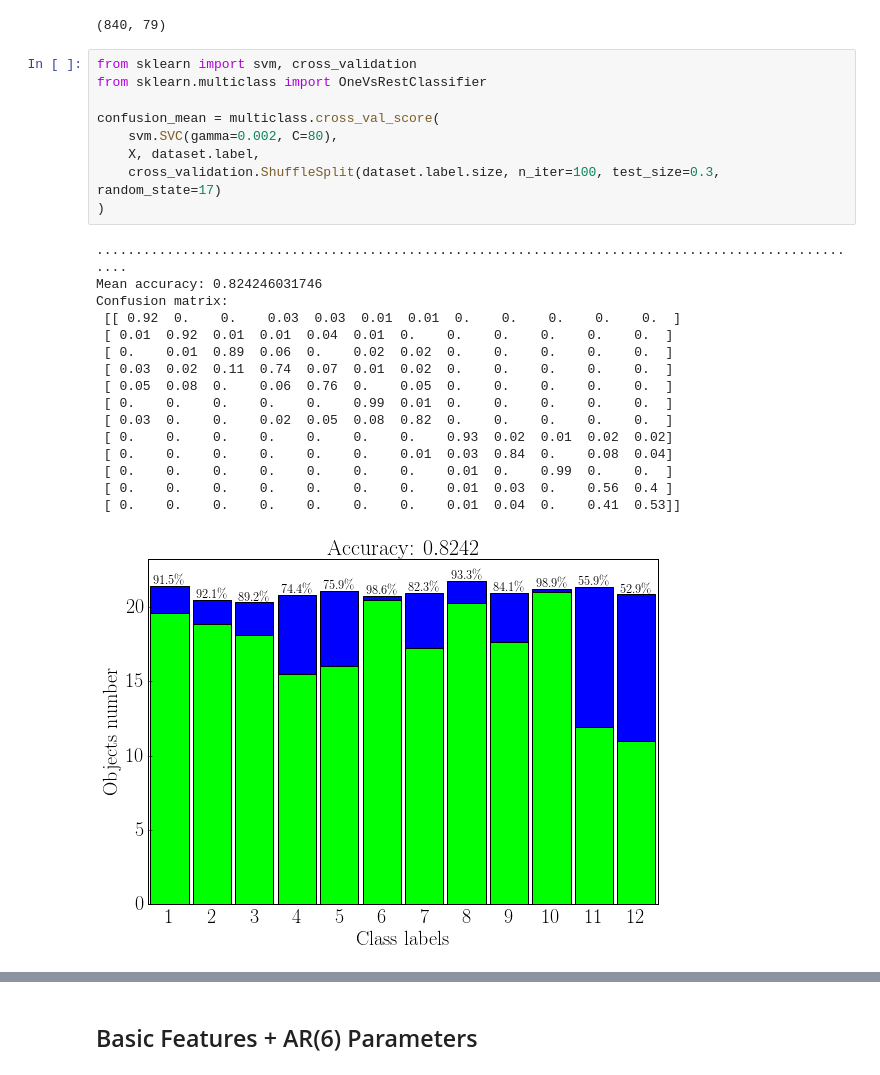
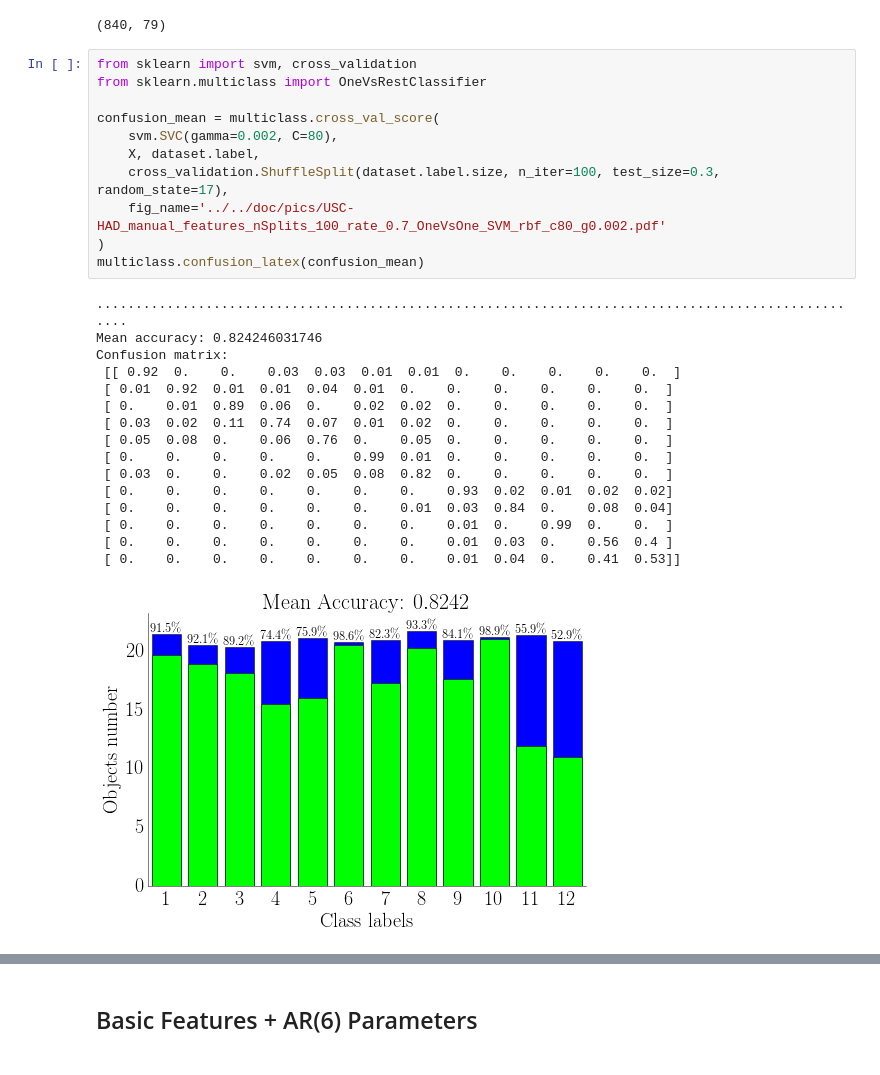
Before and after one commit to karasikov/TimeSeriesClassification, a Jupyter notebook: code/python/ts_USCHAD.ipynb, the cells around one changed output, grey strips where cells are left out. Cells and saved outputs as stored; diff of their text form.

```diff
--- a/code/python/ts_USCHAD.ipynb
+++ b/code/python/ts_USCHAD.ipynb
@@ -56,26 +56,28 @@ X.shape
 # %%
 from sklearn import svm, cross_validation
 from sklearn.multiclass import OneVsRestClassifier
 
 confusion_mean = multiclass.cross_val_score(
     svm.SVC(gamma=0.002, C=80),
     X, dataset.label,
-    cross_validation.ShuffleSplit(dataset.label.size, n_iter=100, test_size=0.3, random_state=17)
+    cross_validation.ShuffleSplit(dataset.label.size, n_iter=100, test_size=0.3, random_state=17),
+    fig_name='../../doc/pics/USC-HAD_manual_features_nSplits_100_rate_0.7_OneVsOne_SVM_rbf_c80_g0.002.pdf'
 )
+multiclass.confusion_latex(confusion_mean)
 # %% [output]
 ....................................................................................................
 Mean accuracy: 0.824246031746
 Confusion matrix:
  [[ 0.92  0.    0.    0.03  0.03  0.01  0.01  0.    0.    0.    0.    0.  ]
  [ 0.01  0.92  0.01  0.01  0.04  0.01  0.    0.    0.    0.    0.    0.  ]
  [ 0.    0.01  0.89  0.06  0.    0.02  0.02  0.    0.    0.    0.    0.  ]
  [ 0.03  0.02  0.11  0.74  0.07  0.01  0.02  0.    0.    0.    0.    0.  ]
  [ 0.05  0.08  0.    0.06  0.76  0.    0.05  0.    0.    0.    0.    0.  ]
  [ 0.    0.    0.    0.    0.    0.99  0.01  0.    0.    0.    0.    0.  ]
  [ 0.03  0.    0.    0.02  0.05  0.08  0.82  0.    0.    0.    0.    0.  ]
  [ 0.    0.    0.    0.    0.    0.    0.    0.93  0.02  0.01  0.02  0.02]
  [ 0.    0.    0.    0.    0.    0.    0.01  0.03  0.84  0.    0.08  0.04]
  [ 0.    0.    0.    0.    0.    0.    0.    0.01  0.    0.99  0.    0.  ]
  [ 0.    0.    0.    0.    0.    0.    0.    0.01  0.03  0.    0.56  0.4 ]
  [ 0.    0.    0.    0.    0.    0.    0.    0.01  0.04  0.    0.41  0.53]]
-[figure, old version]
+[figure, new version]
```
Also changed, not shown: parts of 13 cells of this notebook, 2 other files.
